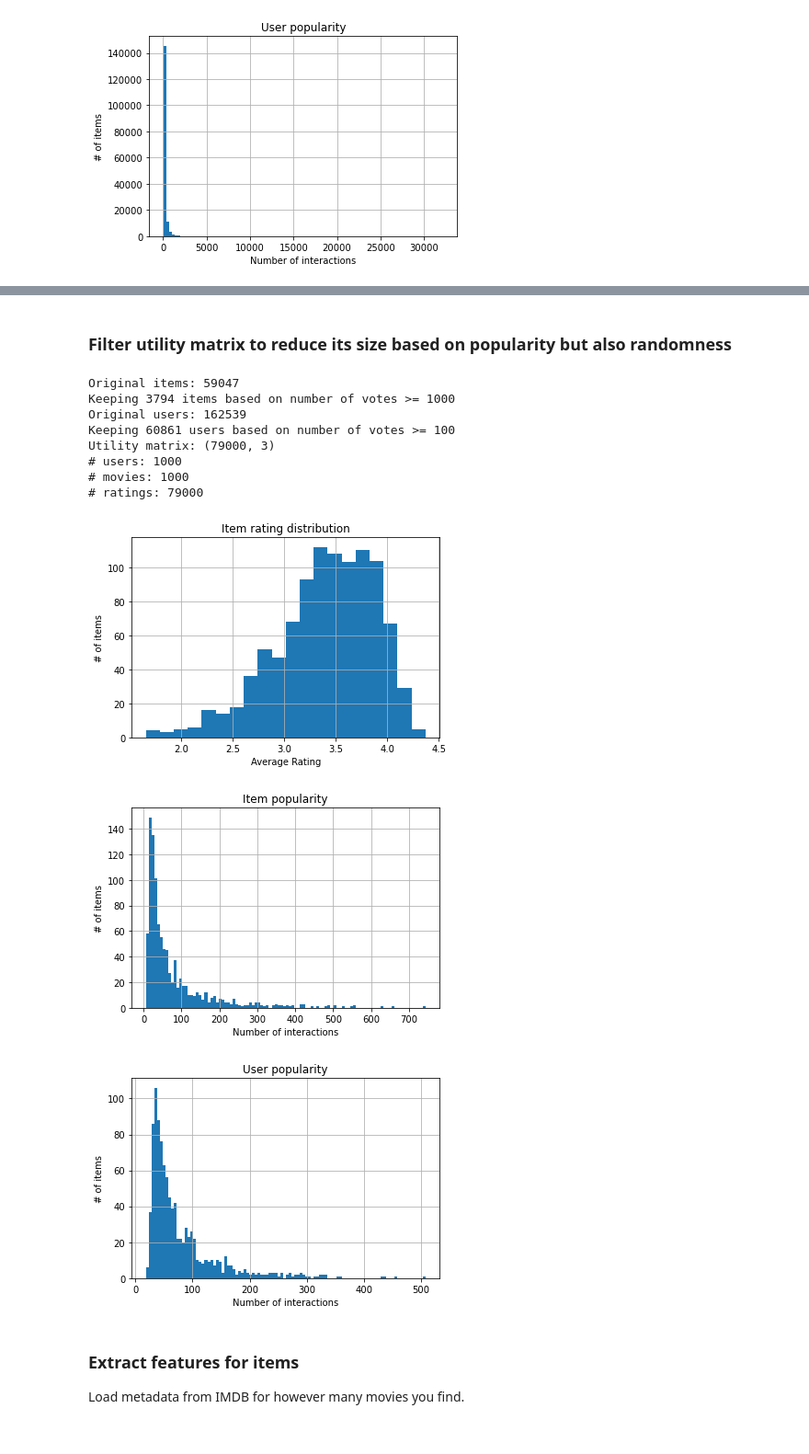
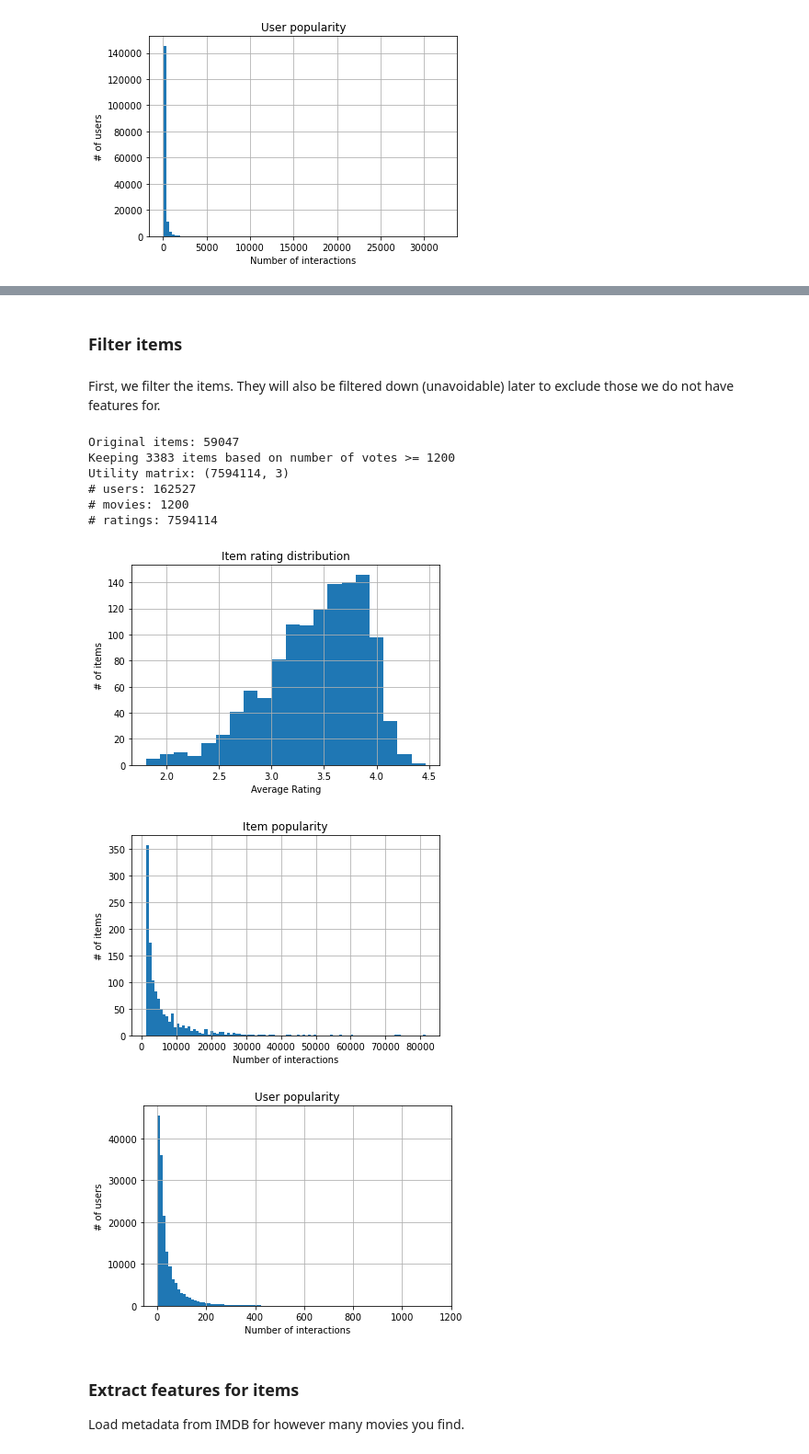
Before and after one commit to michaelbzms/DeepRecommendation, a Jupyter notebook: src/create_dataset.ipynb, the cells around one changed output, grey strips where cells are left out. Shown at 92% size. Drawn from its saved outputs; the diff is of its cells as text; code cells hidden in the pictures.

Commit message:
Fixed dataset creation script to properly filter items and users

```diff
--- a/src/create_dataset.ipynb
+++ b/src/create_dataset.ipynb
@@ -196,7 +198,7 @@ def explore_utility_matrix(R: pd.DataFrame):
 
     plt.title('User popularity')
     plt.xlabel('Number of interactions')
-    plt.ylabel('# of items')
+    plt.ylabel('# of users')
     R.groupby('userId')['rating'].count().hist(bins=100)
     plt.show()
 # %% [markdown]
@@ -251,7 +236,7 @@ Length: 1000, dtype: string
-# %% [markdown]
-### Filter utility matrix to reduce its size based on popularity but also randomness
+# %% [markdown]
+### Filter items
 # %%
-def filter_utility_matrix(utility_matrix, MIN_VOTES_PER_ITEM, MIN_VOTES_PER_USER, HARD_LIMIT_ITEMS, HARD_LIMIT_USERS, seed):
+def filter_items(utility_matrix, MIN_VOTES_PER_ITEM, HARD_LIMIT_ITEMS, seed):
     # filter by item popularity
     if MIN_VOTES_PER_ITEM is not None:
         item_votes = utility_matrix.groupby('movieId')['rating'].count()
@@ -259,19 +244,34 @@ def filter_utility_matrix(utility_matrix, MIN_VOTES_PER_ITEM, MIN_VOTES_PER_USER
         item_votes = item_votes[item_votes >= MIN_VOTES_PER_ITEM]
         print(f'Keeping {len(item_votes)} items based on number of votes >= {MIN_VOTES_PER_ITEM}')
         utility_matrix = utility_matrix[utility_matrix['movieId'].isin(item_votes.index)]
+        assert utility_matrix.groupby('movieId')['rating'].count().min() >= MIN_VOTES_PER_ITEM
 
-     # filter by user voting
+    # randomly filter items to desired amount (!) Before we filter users as this also influences the latter
+    if HARD_LIMIT_ITEMS is not None:
+        items = pd.Series(utility_matrix['movieId'].unique()).sample(HARD_LIMIT_ITEMS, random_state=seed)
+        utility_matrix = utility_matrix[utility_matrix['movieId'].isin(items)]
+
+    print('Utility matrix:', utility_matrix.shape)
+    return utility_matrix
+
+
+def filter_users(utility_matrix, MIN_VOTES_PER_USER, MAX_VOTES_PER_USER, HARD_LIMIT_USERS, seed):
+    # filter by user voting
     if MIN_VOTES_PER_USER is not None:
         user_votes = utility_matrix.groupby('userId')['rating'].count()
         print('Original users:', len(user_votes))
         user_votes = user_votes[user_votes >= MIN_VOTES_PER_USER]  # at least these many votes on movies
         print(f'Keeping {len(user_votes)} users based on number of votes >= {MIN_VOTES_PER_USER}')
         utility_matrix = utility_matrix[utility_matrix.index.isin(user_votes.index)]
+        assert utility_matrix.groupby('userId')['rating'].count().min() >= MIN_VOTES_PER_USER
 
-    # randomly filter items to desired amount
-    if HARD_LIMIT_ITEMS is not None:
-        items = pd.Series(utility_matrix['movieId'].unique()).sample(HARD_LIMIT_ITEMS, random_state=seed)
-        utility_matrix = utility_matrix[utility_matrix['movieId'].isin(items)]
+    if MAX_VOTES_PER_USER is not None:
+        user_votes = utility_matrix.groupby('userId')['rating'].count()
+        print('Original users:', len(user_votes))
+        user_votes = user_votes[user_votes <= MAX_VOTES_PER_USER]  # at least these many votes on movies
+        print(f'Keeping {len(user_votes)} users based on number of votes <= {MAX_VOTES_PER_USER}')
+        utility_matrix = utility_matrix[utility_matrix.index.isin(user_votes.index)]
+        assert utility_matrix.groupby('userId')['rating'].count().max() <= MAX_VOTES_PER_USER
 
     # randomly filter users to desired amount
     if HARD_LIMIT_USERS is not None:
@@ -280,24 +280,23 @@ def filter_utility_matrix(utility_matrix, MIN_VOTES_PER_ITEM, MIN_VOTES_PER_USER
 
     print('Utility matrix:', utility_matrix.shape)
     return utility_matrix
-
-
-utility_matrix = filter_utility_matrix(utility_matrix, MIN_VOTES_PER_ITEM, MIN_VOTES_PER_USER, HARD_LIMIT_ITEMS, HARD_LIMIT_USERS, seed)   # TODO remove set values
-
-util_matrix_stats(utility_matrix)
-explore_utility_matrix(utility_matrix)
-# %% [output]
-Original items: 59047
-Keeping 3794 items based on number of votes >= 1000
-Original users: 162539
-Keeping 60861 users based on number of votes >= 100
-Utility matrix: (79000, 3)
-# users: 1000
-# movies: 1000
-# ratings: 79000
-[figure, removed]
-[figure, removed]
-[figure, removed]
+# %% [markdown]
+First, we filter the items. They will also be filtered down (unavoidable) later to exclude those we do not have features for.
+# %%
+utility_matrix = filter_items(utility_matrix, MIN_VOTES_PER_ITEM, HARD_LIMIT_ITEMS, seed=seed)
+
+util_matrix_stats(utility_matrix)
+explore_utility_matrix(utility_matrix)
+# %% [output]
+Original items: 59047
+Keeping 3383 items based on number of votes >= 1200
+Utility matrix: (7594114, 3)
+# users: 162527
+# movies: 1200
+# ratings: 7594114
+[figure, added]
+[figure, added]
+[figure, added]
 # %% [markdown]
 ### Extract features for items
 
```
Also changed, not shown: parts of 16 cells of this notebook, 4 other files.
